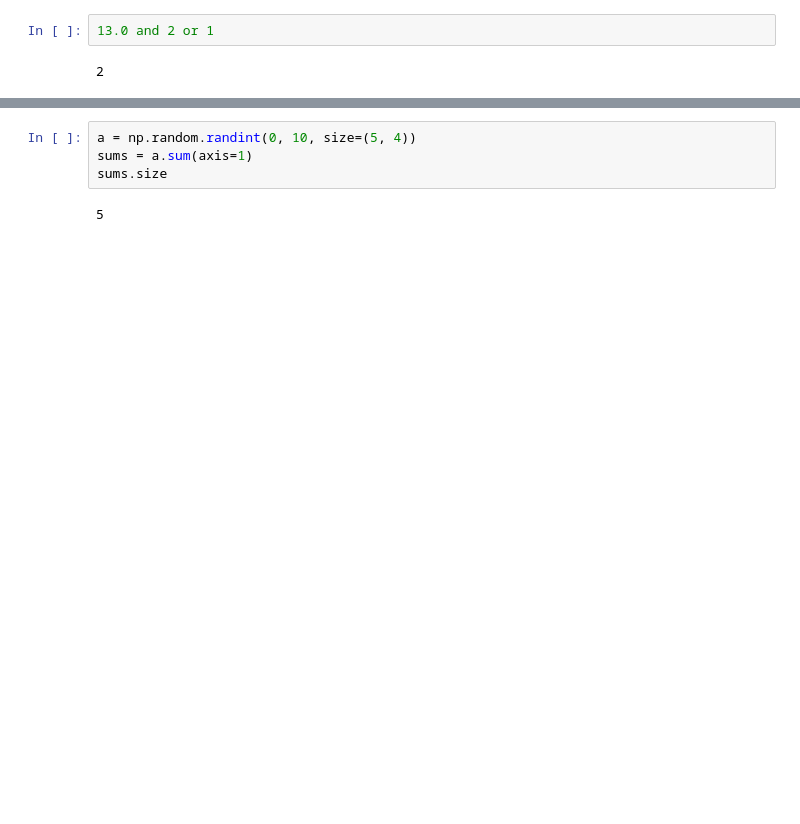
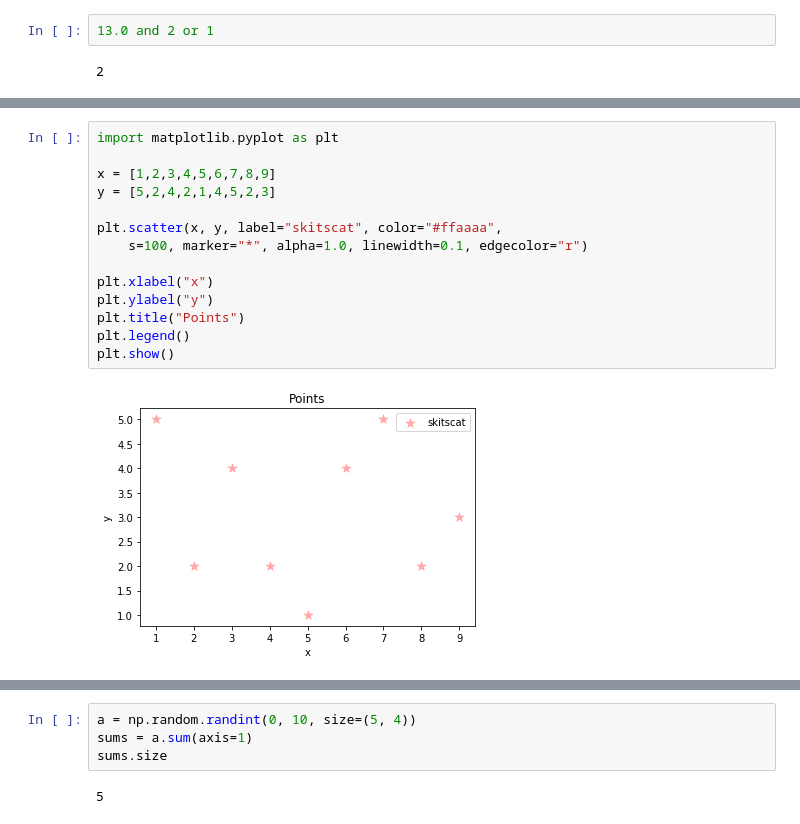
Before and after one commit to IvanaXu/PyTools, a Jupyter notebook: 072.PythonDevLevel.ipynb, the cells around one changed output, grey strips where cells are left out. Saved outputs shown, nothing was run; the diff lists cells and outputs as text; blank space fills up the shorter version.

```diff
--- a/072.PythonDevLevel.ipynb
+++ b/072.PythonDevLevel.ipynb
@@ -226,0 +401,16 @@ arr.shape, arr.size
+# %%
+import matplotlib.pyplot as plt
+
+x = [1,2,3,4,5,6,7,8,9]
+y = [5,2,4,2,1,4,5,2,3]
+
+plt.scatter(x, y, label="skitscat", color="#ffaaaa",
+	s=100, marker="*", alpha=1.0, linewidth=0.1, edgecolor="r")
+
+plt.xlabel("x")
+plt.ylabel("y")
+plt.title("Points")
+plt.legend()
+plt.show()
+# %% [output]
+[figure, added]
```
Also changed, not shown: parts of 89 cells of this notebook, 1 other file.
